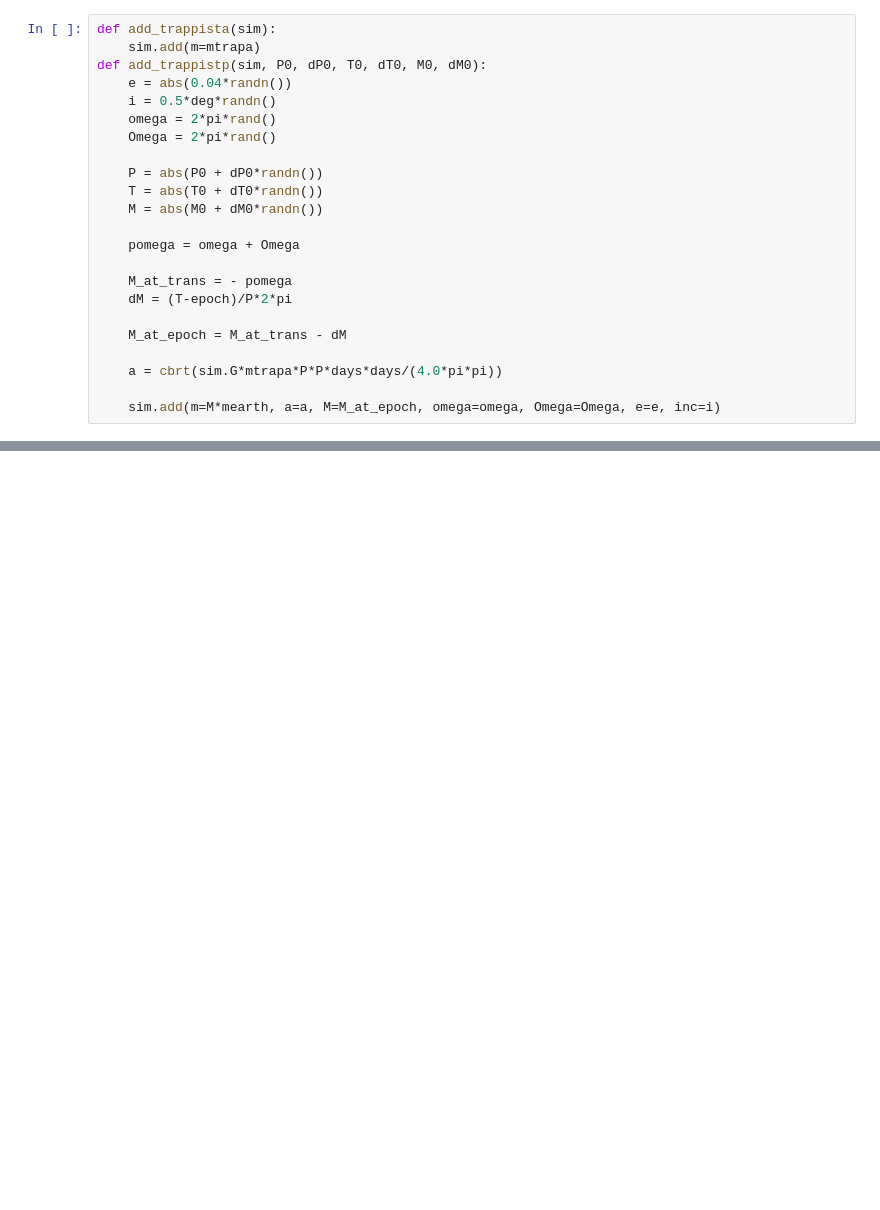
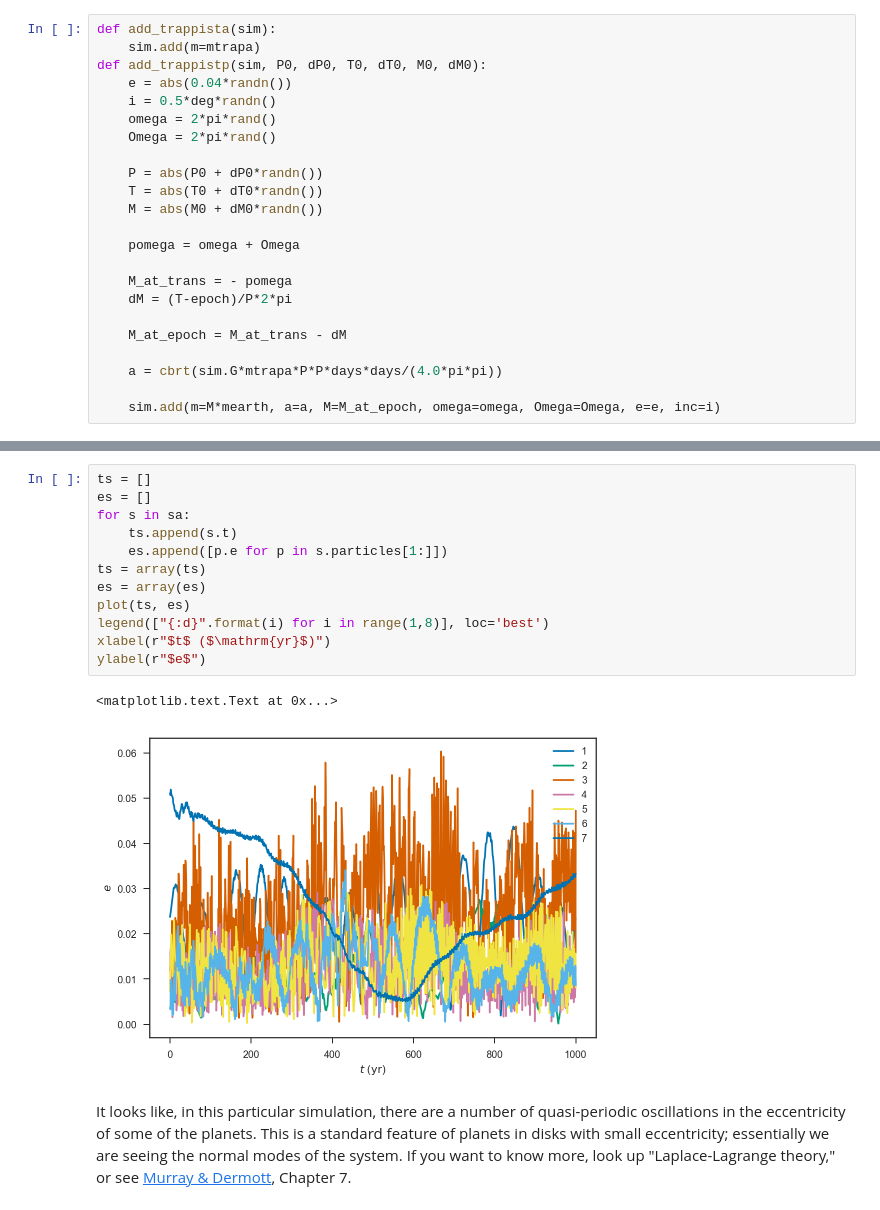
Before and after one commit to farr/TRAPPIST1, a Jupyter notebook: TRAPPIST1.ipynb, the cells around one changed output, grey strips where cells are left out. Saved outputs shown, nothing was run; the diff lists cells and outputs as text; blank space fills up the shorter version.

```diff
--- a/TRAPPIST1.ipynb
+++ b/TRAPPIST1.ipynb
@@ -172,0 +233,17 @@ plot(outer)
+# %%
+ts = []
+es = []
+for s in sa:
+    ts.append(s.t)
+    es.append([p.e for p in s.particles[1:]])
+ts = array(ts)
+es = array(es)
+plot(ts, es)
+legend(["{:d}".format(i) for i in range(1,8)], loc='best')
+xlabel(r"$t$ ($\mathrm{yr}$)")
+ylabel(r"$e$")
+# %% [output]
+<matplotlib.text.Text at 0x...>
+[figure, added]
+# %% [markdown]
+It looks like, in this particular simulation, there are a number of quasi-periodic oscillations in the eccentricity of some of the planets.  This is a standard feature of planets in disks with small eccentricity; essentially we are seeing the normal modes of the system.  If you want to know more, look up "Laplace-Lagrange theory," or see [Murray & Dermott](http://amzn.eu/fdMpHFk), Chapter 7.
```
Also changed, not shown: parts of 38 cells of this notebook, 1 other file.
